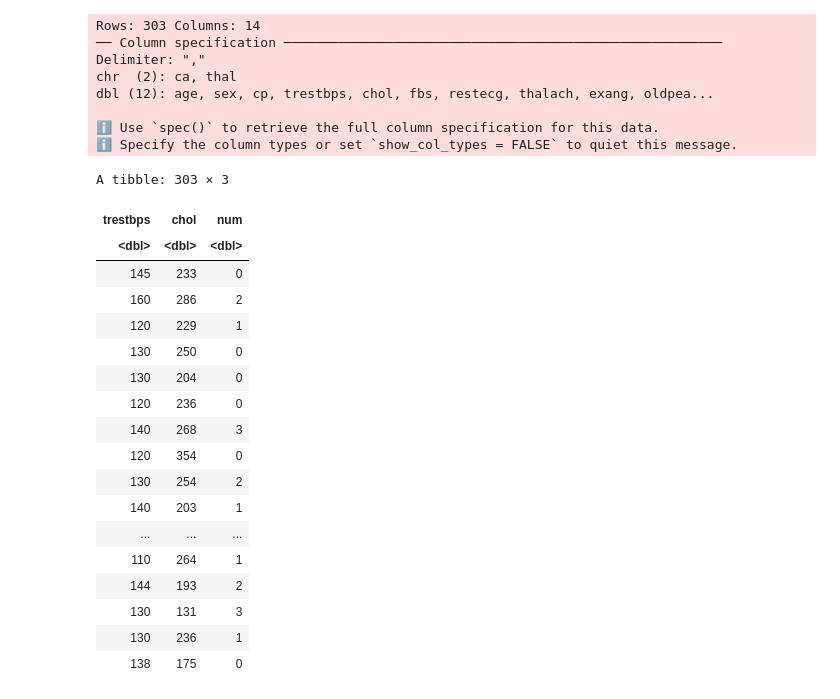
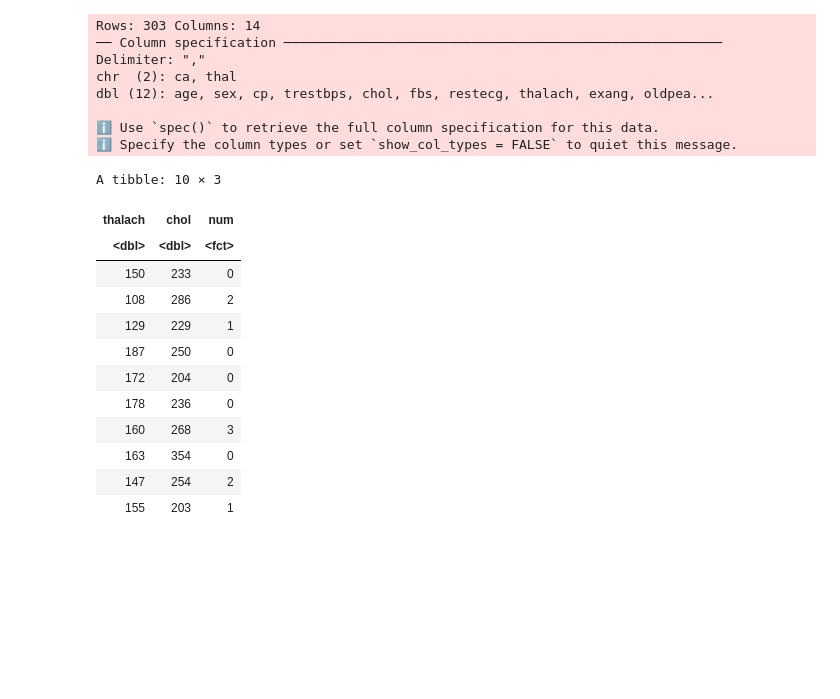
Before and after one commit to yeojunh/DSCI-100-Project, a Jupyter notebook: Heart_Disease.ipynb, the cells around one changed output. Saved outputs shown, nothing was run; the diff lists cells and outputs as text; code cells hidden in the pictures; blank space fills up the shorter version.

```diff
--- a/Heart_Disease.ipynb
+++ b/Heart_Disease.ipynb
@@ -23,8 +5,5 @@ library(tidymodels)
 # %%
-heart_disease <- read_csv(file = "https://archive.ics.uci.edu/ml/machine-learning-databases/heart-disease/processed.cleveland.data", col_names = c("age","sex","cp","trestbps","chol","fbs","restecg","thalach","exang","oldpeak","slope","ca","thal","num"))
-# heart_disease_hungarian <- read_csv(file = "https://archive.ics.uci.edu/ml/machine-learning-databases/heart-disease/processed.hungarian.data", col_names = c("age","sex","cp","trestbps","chol","fbs","restecg","thalach","exang","oldpeak","slope","ca","thal","num"))
-# heart_disease_switzerland <- read_csv(file = "https://archive.ics.uci.edu/ml/machine-learning-databases/heart-disease/processed.switzerland.data", col_names = c("age","sex","cp","trestbps","chol","fbs","restecg","thalach","exang","oldpeak","slope","ca","thal","num"))
-# heart_disease_va <- read_csv(file = "https://archive.ics.uci.edu/ml/machine-learning-databases/heart-disease/processed.va.data", col_names = c("age","sex","cp","trestbps","chol","fbs","restecg","thalach","exang","oldpeak","slope","ca","thal","num"))
+heart_disease_data <- read_csv(file = "https://archive.ics.uci.edu/ml/machine-learning-databases/heart-disease/processed.cleveland.data", col_names = c("age","sex","cp","trestbps","chol","fbs","restecg","thalach","exang","oldpeak","slope","ca","thal","num"))
 # %% [output]
 Rows: 303 Columns: 14
 ── Column specification ────────────────────────────────────────────────────────
@@ -40,24 +16,20 @@ dbl (12): age, sex, cp, trestbps, chol, fbs, restecg, thalach, exang, oldpea...
 # %%
-heart_disease %>%
-    select(trestbps, chol, num)
+heart_disease_selected <- heart_disease_data %>%
+    select(thalach, chol, num) %>%
+    mutate(num = factor(num))
+heart_disease_selected %>% head(10)
 # %% [output]
-A tibble: 303 × 3
+A tibble: 10 × 3
-| trestbps | chol | num |
-| <dbl> | <dbl> | <dbl> |
-| 145 | 233 | 0 |
-| 160 | 286 | 2 |
-| 120 | 229 | 1 |
-| 130 | 250 | 0 |
-| 130 | 204 | 0 |
-| 120 | 236 | 0 |
-| 140 | 268 | 3 |
-| 120 | 354 | 0 |
-| 130 | 254 | 2 |
-| 140 | 203 | 1 |
-| ... | ... | ... |
-| 110 | 264 | 1 |
-| 144 | 193 | 2 |
-| 130 | 131 | 3 |
-| 130 | 236 | 1 |
-| 138 | 175 | 0 |
+| thalach | chol | num |
+| <dbl> | <dbl> | <fct> |
+| 150 | 233 | 0 |
+| 108 | 286 | 2 |
+| 129 | 229 | 1 |
+| 187 | 250 | 0 |
+| 172 | 204 | 0 |
+| 178 | 236 | 0 |
+| 160 | 268 | 3 |
+| 163 | 354 | 0 |
+| 147 | 254 | 2 |
+| 155 | 203 | 1 |
 # %%
```
Also changed, not shown: parts of 3 cells of this notebook.
